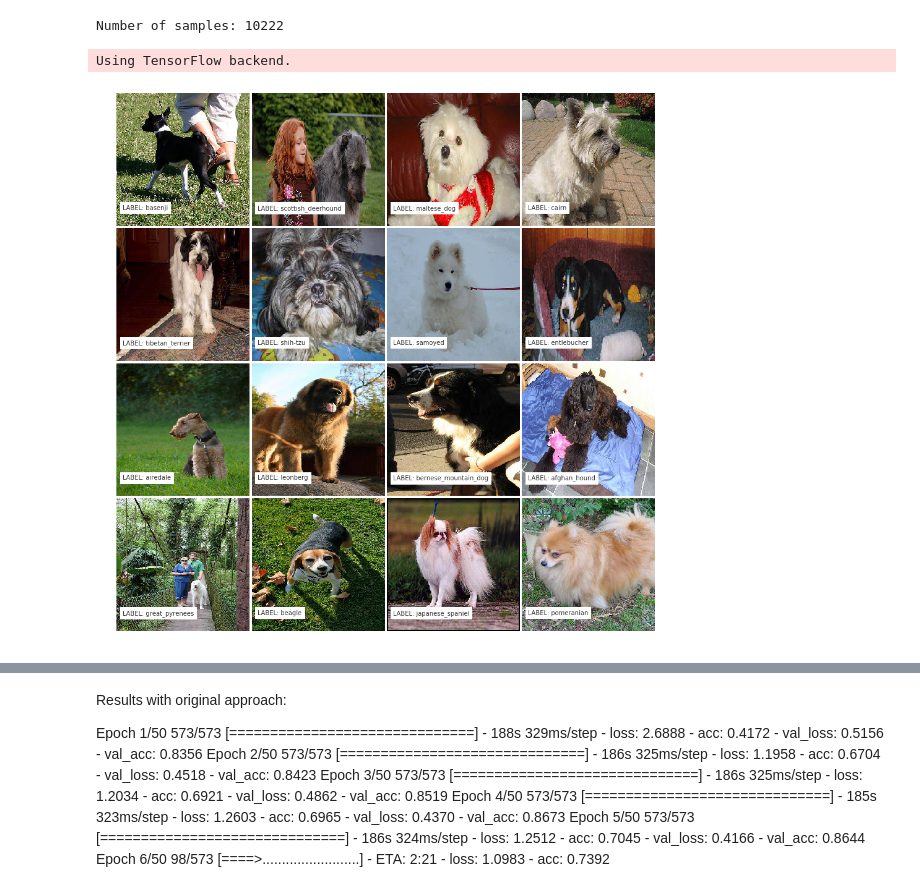
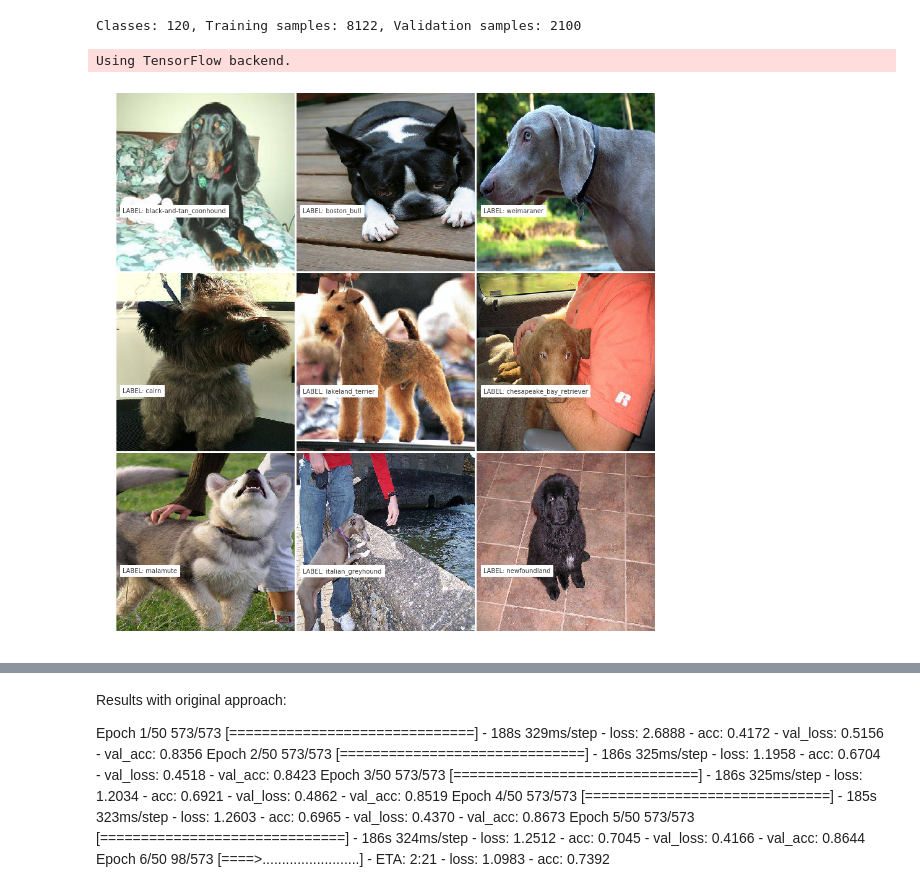
Before and after one commit to DeepBodapati/Kaggle_Dog_Breeds, a Jupyter notebook: Xception_fine_tuning.ipynb, the cells around one changed output, grey strips where cells are left out. Drawn from its saved outputs; the diff is of its cells as text; code cells hidden in the pictures.

```diff
--- a/Xception_fine_tuning.ipynb
+++ b/Xception_fine_tuning.ipynb
@@ -10,9 +6,0 @@ from sklearn.metrics import log_loss, accuracy_score
-# %%
-NUM_CLASSES = 16 # 120 for full dataset
-SEED = 2018
-data_dir = 'data/'
-labels = pd.read_csv(join(data_dir, 'labels.csv'))
-sample_submission = pd.read_csv(join(data_dir, 'sample_submission.csv'))
-print("Number of samples: {}".format(len(listdir(join(data_dir, 'train')))))
-# %% [output]
-Number of samples: 10222
@@ -32,34 +7,43 @@ yv = y_train[valid_idx]
-# %%
-from keras.preprocessing import image
-from keras.applications import xception
-
-def read_img(img_id, train_or_test, size):
-    """Read and resize image.
-    # Arguments
-        img_id: string
-        train_or_test: string 'train' or 'test'.
-        size: resize the original image.
-    # Returns
-        Image as numpy array.
-    """
-    img = image.load_img(join(data_dir, train_or_test, '{}.jpg'.format(img_id)), target_size=size)
-    return image.img_to_array(img)
-# %% [output]
-Using TensorFlow backend.
+# %%
+train_folder      = 'data/train'
+validation_folder = 'data/validation'
+weights_folder    = 'models/'
+
+# Create weights folder to save model weights
+if not exists(weights_folder):
+    makedirs(weights_folder)
+
+ext = '.jpg'
+classes = [fldr for fldr in listdir(train_folder) if isdir(join(train_folder, fldr))]
+num_classes = len(classes)
+train_samples = sum([len(files) for r, d, files in walk(train_folder)])
+validation_samples = sum([len(files) for r, d, files in walk(validation_folder)])
+
+print ("Classes: {}, Training samples: {}, Validation samples: {}".format(num_classes, train_samples, validation_samples))
+# %% [output]
+Classes: 120, Training samples: 8122, Validation samples: 2100
 # %%
+from keras.preprocessing import image
 import matplotlib.pyplot as plt
+from mpl_toolkits.axes_grid1 import ImageGrid
 %matplotlib inline
 
-j = int(np.sqrt(NUM_CLASSES))
-i = int(np.ceil(1. * NUM_CLASSES / j))
+# options
+INPUT_SIZE = 299
+BATCH_SIZE = 16
+
 fig = plt.figure(1, figsize=(16, 16))
-grid = ImageGrid(fig, 111, nrows_ncols=(i, j), axes_pad=0.05)
-for i, (img_id, breed) in enumerate(labels.loc[labels['rank'] == 1, ['id', 'breed']].values):
+grid = ImageGrid(fig, 111, nrows_ncols=(3, 3), axes_pad=0.05)
+
+for i, cls in enumerate(np.random.choice(classes, 9)):
     ax = grid[i]
-    img = read_img(img_id, 'train', (229, 229))
+    img_file = np.random.choice(listdir(join(train_folder, cls)))
+    img = image.load_img(join(train_folder, cls, img_file), target_size=(INPUT_SIZE,INPUT_SIZE))
+    img = image.img_to_array(img)
     ax.imshow(img / 255.)
-    ax.text(10, 200, 'LABEL: %s' % breed, color='k', backgroundcolor='w', alpha=0.8)
+    ax.text(10, 200, 'LABEL: %s' % cls, color='k', backgroundcolor='w', alpha=0.8)
     ax.axis('off')
 plt.show()
 # %% [output]
+Using TensorFlow backend.
-[figure, old version]
+[figure, new version]
```
Also changed, not shown: parts of 12 cells of this notebook, 5 other files.
